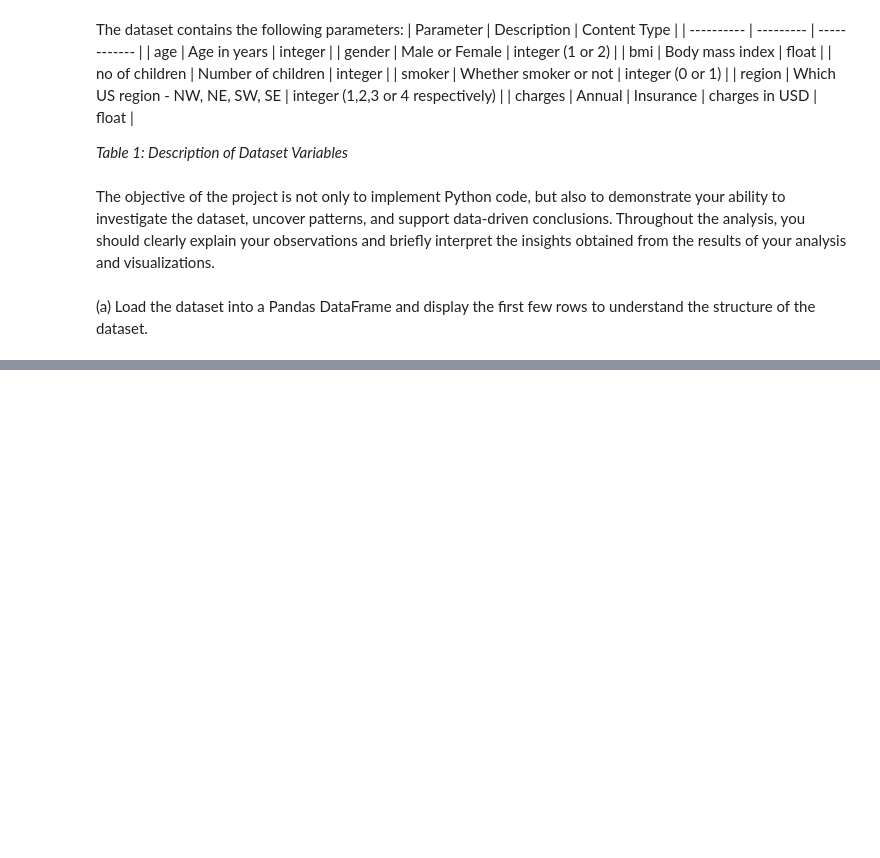
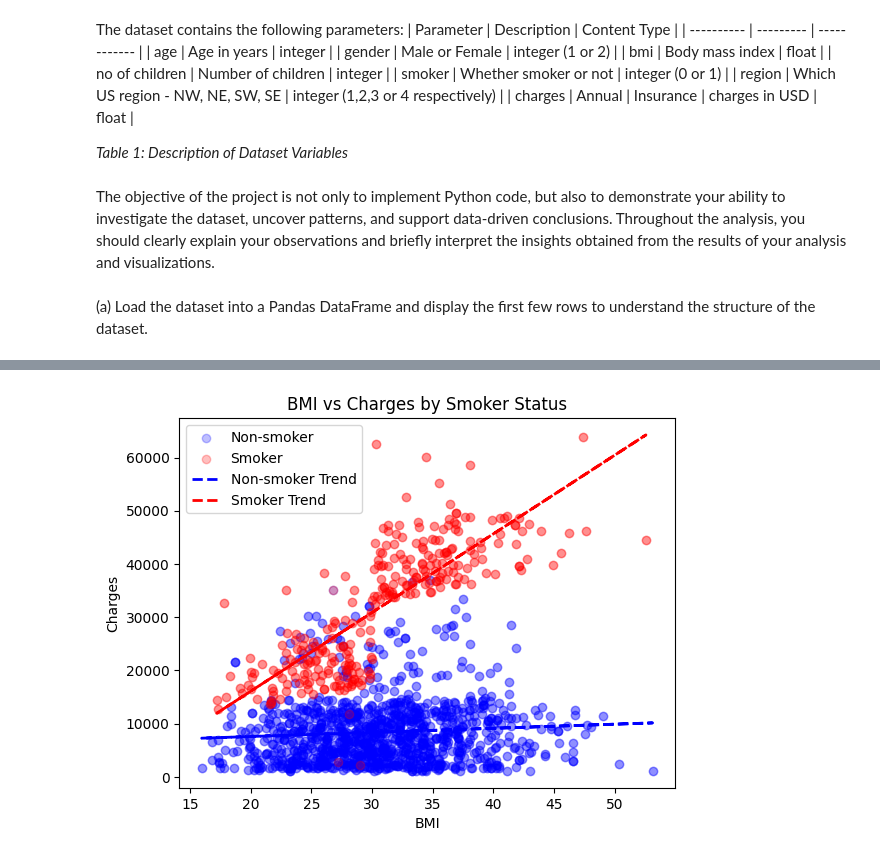
Before and after one commit to jonathern/health_insurance, a Jupyter notebook: Notebook.ipynb, the cells around one changed output, grey strips where cells are left out. Drawn from its saved outputs; the diff is of its cells as text; code cells hidden in the pictures; blank space fills up the shorter version.

```diff
--- a/Notebook.ipynb
+++ b/Notebook.ipynb
@@ -46,6 +68,7 @@ depending on the datatype of the attribute. Verify the changes using df.info().
 # %%
-# Convert to integer, setting errors to NaN
+# Convert age and smoker to integer, setting errors to NaN
 df['age'] = pd.to_numeric(df['age'], errors='coerce')
+df['smoker'] = pd.to_numeric(df['smoker'], errors='coerce')
 
 # replace "?" to NaN
 df.replace("?", np.nan, inplace = True)
@@ -67,0 +221,34 @@ gender_mode = df['your_column'].mode()[0]
+# %%
+# Separate smokers and non-smokers
+smokers = df[df['smoker'] == 1]
+non_smokers = df[df['smoker'] == 0]
+
+# Plot non-smokers
+plt.scatter(non_smokers['bmi'], non_smokers['charges'],
+            color='blue', label='Non-smoker', alpha=0.25)
+
+# Plot smokers
+plt.scatter(smokers['bmi'], smokers['charges'],
+            color='red', label='Smoker', alpha=0.25)
+
+# Fit regression line for non-smokers
+m_ns, b_ns = np.polyfit(non_smokers['bmi'], non_smokers['charges'], 1)
+plt.plot(non_smokers['bmi'], m_ns*non_smokers['bmi'] + b_ns,
+         color='blue', linewidth=2, linestyle='--', label='Non-smoker Trend')
+
+# Fit regression line for smokers
+m_s, b_s = np.polyfit(smokers['bmi'], smokers['charges'], 1)
+plt.plot(smokers['bmi'], m_s*smokers['bmi'] + b_s,
+         color='red', linewidth=2, linestyle='--', label='Smoker Trend')
+
+# Labels and title
+plt.xlabel('BMI')
+plt.ylabel('Charges')
+plt.title('BMI vs Charges by Smoker Status')
+
+# Add legend
+plt.legend()
+
+plt.show()
+# %% [output]
+[figure, added]
```
Also changed, not shown: parts of 30 cells of this notebook, 1 other file.
